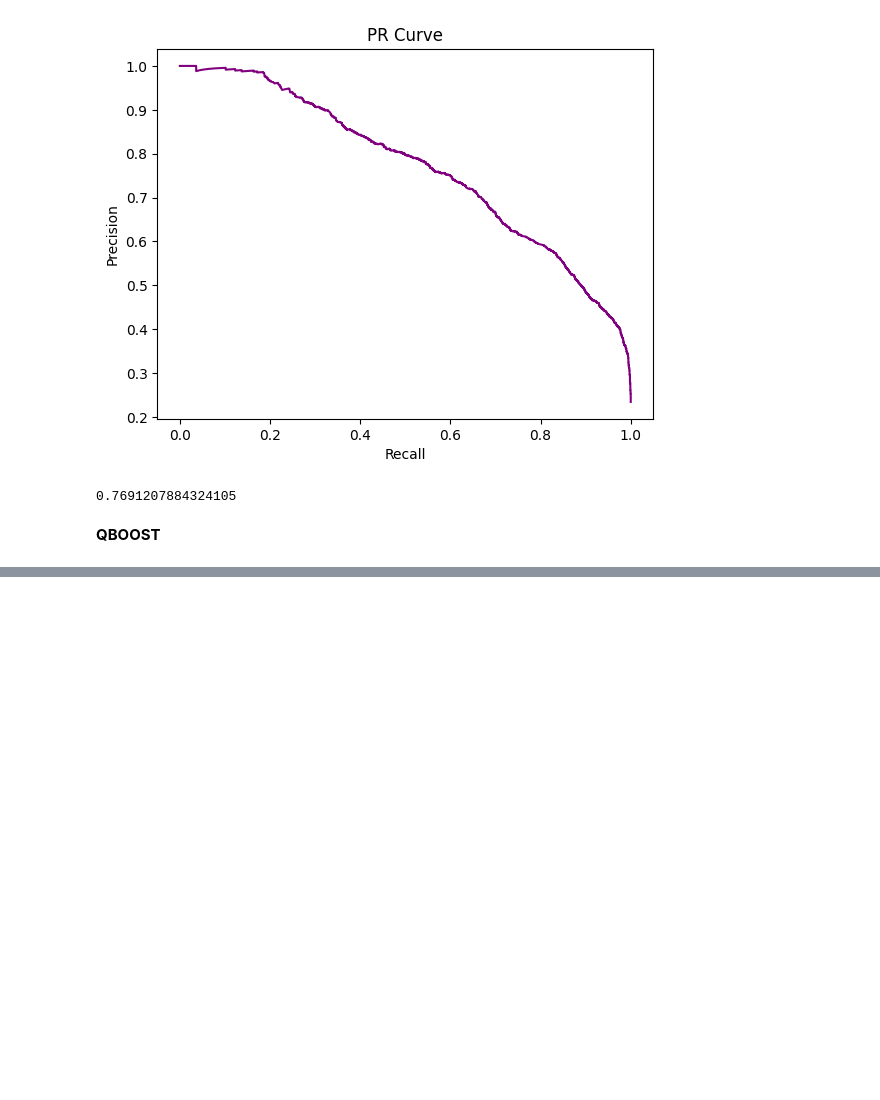
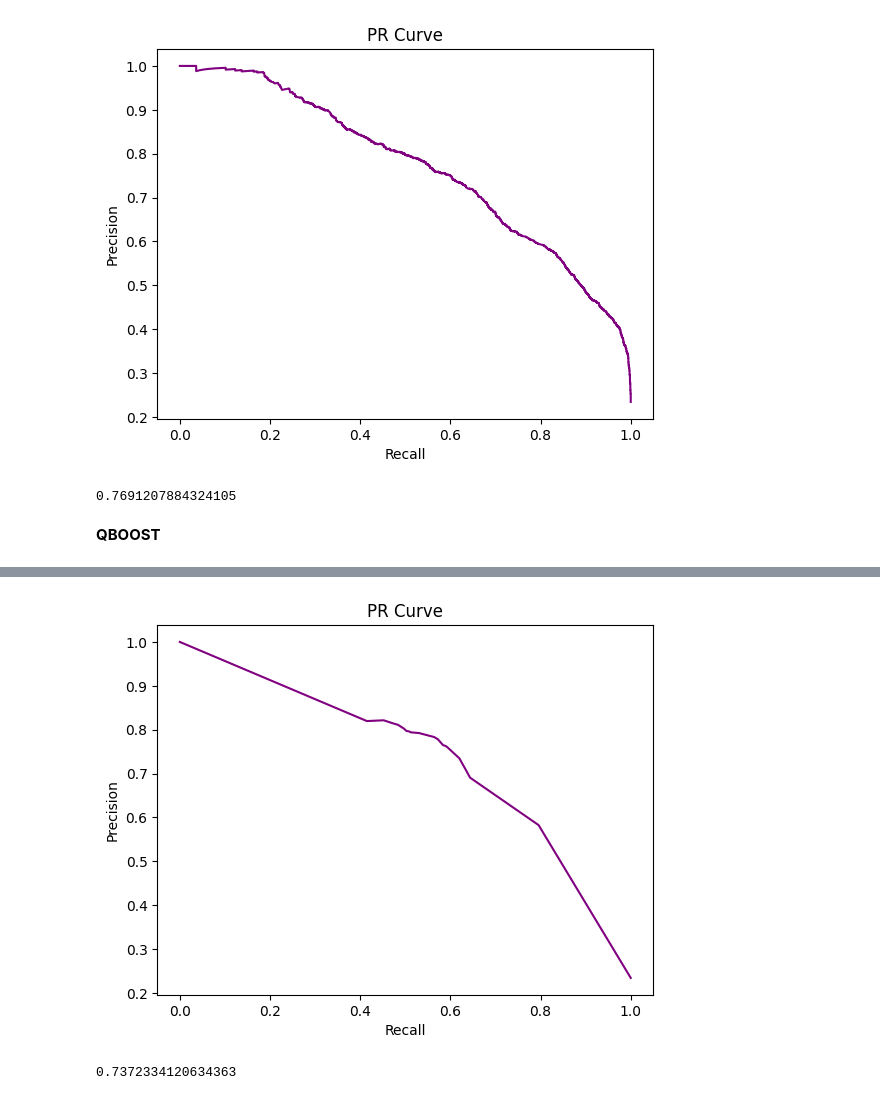
Before and after one commit to VZjunyang/SG_Code, a Jupyter notebook: RGS.ipynb, the cells around one changed output, grey strips where cells are left out. Drawn from its saved outputs; the diff is of its cells as text; code cells hidden in the pictures; blank space fills up the shorter version.

```diff
--- a/RGS.ipynb
+++ b/RGS.ipynb
@@ -219,3 +189,23 @@ def PredictRGS_probas(L,w,x,p):
+# %%
+def PredictRGS_probas(L,w,x):
+
+    N = len(L)
+    S = len(x)
+
+    y_score = []
+    predictions = []
+
+    for j in range(N):
+        predictions.append(L[j].predict(x))
+
+    for i in range(S):
+        score = 0
+        for j in range(N):
+            score += w[j]*predictions[j][i]
+        score = score/sum(w)
+        y_score.append(score)
+
+    return y_score
 # %%
 adult  = pd.read_csv("adult.csv", sep=',',header=0)
 adult = adult.drop('education', axis=1)
@@ -342,0 +321,26 @@ KeyboardInterrupt:
+# %%
+# Selecting 28 random number between 0 and 49
+
+r = random.sample(range(0, 60), 28)
+
+w_random = []
+for i in range(50):
+    if i in r:
+        w_random.append(1)
+    else:
+        w_random.append(0)
+
+y_score = PredictRGS_probas(L,w_random,x_test)
+
+precision3, recall3, thresholds3 = precision_recall_curve(y_test, y_score)
+fig, ax  = plt.subplots()
+ax.plot(recall3, precision3, color = "purple")
+ax.set_xlabel("Recall")
+ax.set_ylabel("Precision")
+ax.set_title("PR Curve")
+plt.show()
+# AUC
+auc(recall3, precision3)
+# %% [output]
+[figure, added]
+0.7372334120634363
```
Also changed, not shown: parts of 29 cells of this notebook, 1 other file.
